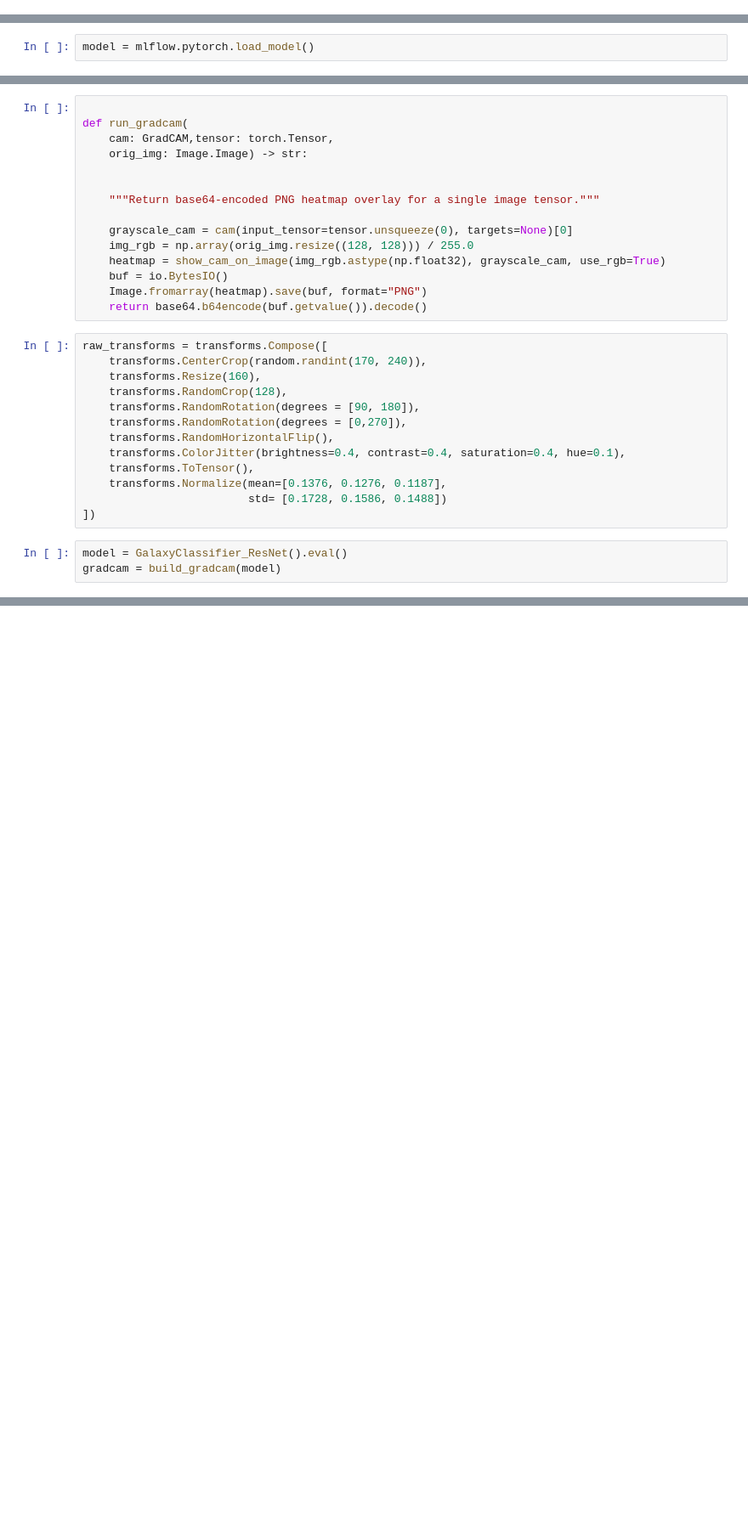
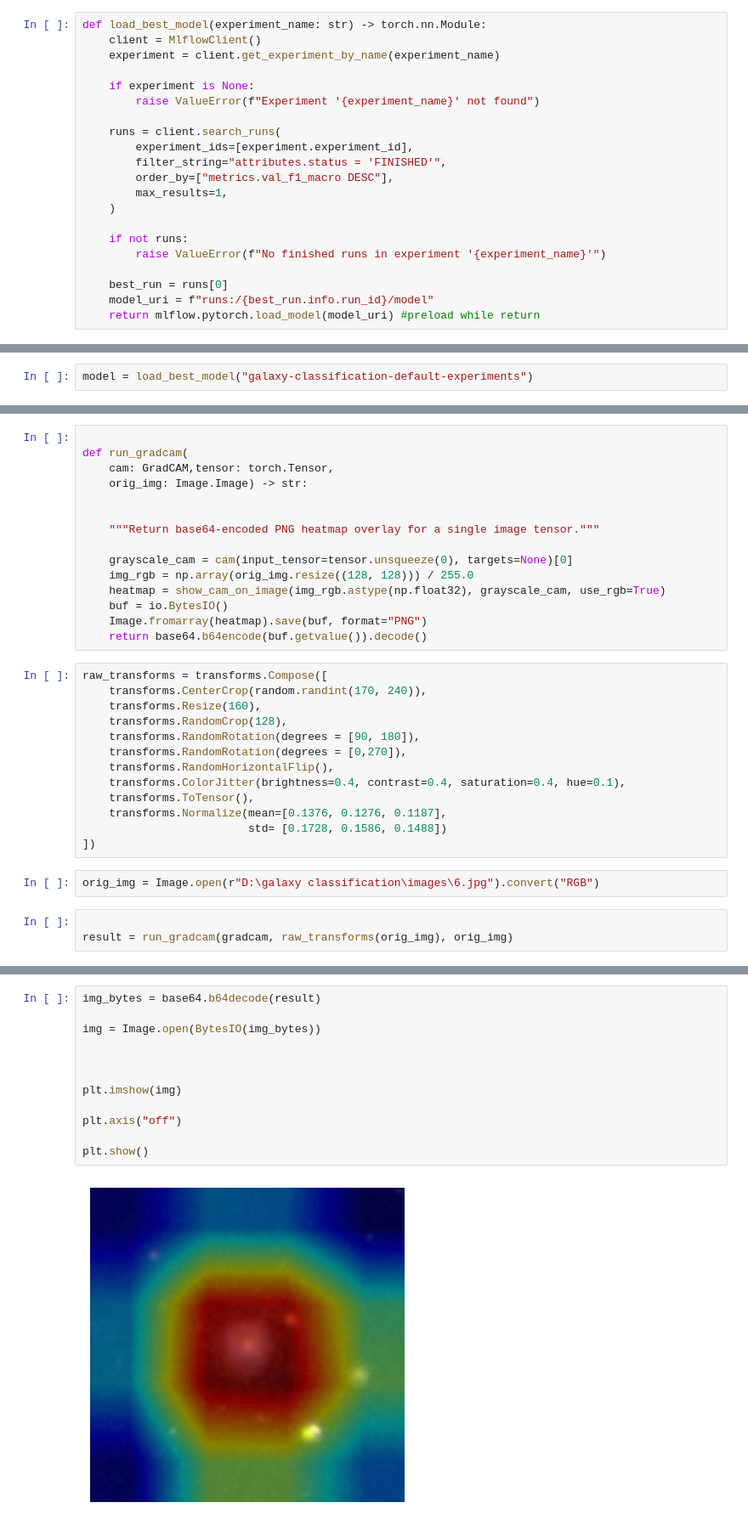
Before and after one commit to YubikNakarmi/galaxy-classification, a Jupyter notebook: notebooks/gradcam.ipynb, the cells around one changed output, grey strips where cells are left out. Shown at 85% size. Saved outputs shown, nothing was run; the diff lists cells and outputs as text; blank space fills up the shorter version.

Commit message:
gradcam: test complete

```diff
--- a/notebooks/gradcam.ipynb
+++ b/notebooks/gradcam.ipynb
@@ -16,3 +17,24 @@ import random
 def build_gradcam(model: torch.nn.Module) -> GradCAM:
     target_layer = [model.group5.units[-1].conv2]
     return GradCAM(model=model, target_layers=target_layer)
+# %%
+def load_best_model(experiment_name: str) -> torch.nn.Module:
+    client = MlflowClient()
+    experiment = client.get_experiment_by_name(experiment_name)
+
+    if experiment is None:
+        raise ValueError(f"Experiment '{experiment_name}' not found")
+
+    runs = client.search_runs(
+        experiment_ids=[experiment.experiment_id],
+        filter_string="attributes.status = 'FINISHED'",
+        order_by=["metrics.val_f1_macro DESC"],
+        max_results=1,
+    )
+
+    if not runs:
+        raise ValueError(f"No finished runs in experiment '{experiment_name}'")
+
+    best_run = runs[0]
+    model_uri = f"runs:/{best_run.info.run_id}/model"
+    return mlflow.pytorch.load_model(model_uri) #preload while return
@@ -19,2 +43,2 @@ def build_gradcam(model: torch.nn.Module) -> GradCAM:
 # %%
-model = mlflow.pytorch.load_model()
+model = load_best_model("galaxy-classification-default-experiments")
@@ -46,6 +72,8 @@ raw_transforms = transforms.Compose([
     transforms.Normalize(mean=[0.1376, 0.1276, 0.1187],
                          std= [0.1728, 0.1586, 0.1488])
 ])
+# %%
+orig_img = Image.open(r"D:\galaxy classification\images\6.jpg").convert("RGB")
 # %%
-model = GalaxyClassifier_ResNet().eval()
-gradcam = build_gradcam(model)
+
+result = run_gradcam(gradcam, raw_transforms(orig_img), orig_img)
@@ -51,0 +97,14 @@ gradcam = build_gradcam(model)
+# %%
+img_bytes = base64.b64decode(result)
+
+img = Image.open(BytesIO(img_bytes))
+
+
+
+plt.imshow(img)
+
+plt.axis("off")
+
+plt.show()
+# %% [output]
+[figure, added]
```
Also changed, not shown: parts of 9 cells of this notebook, 1 other file.
